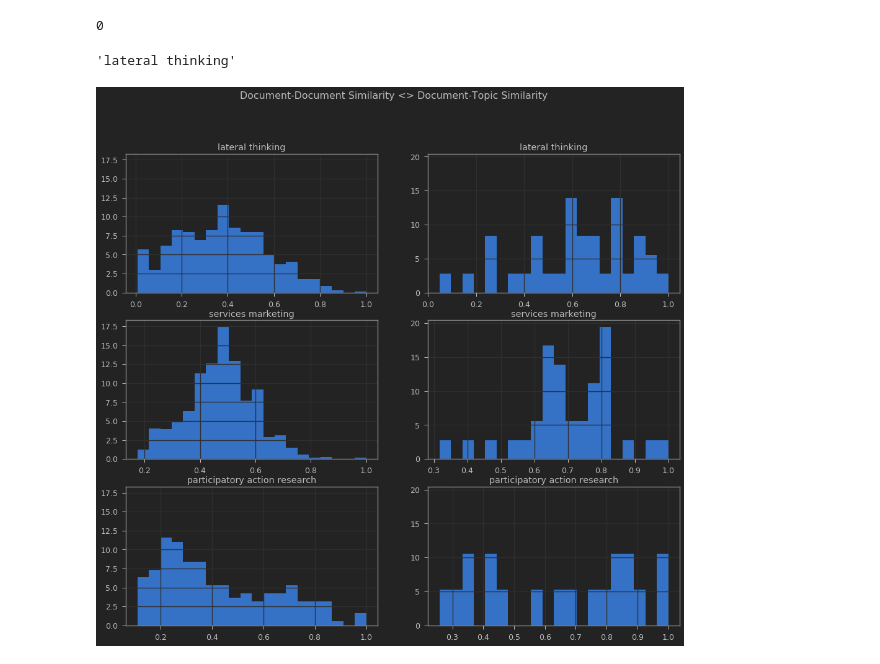
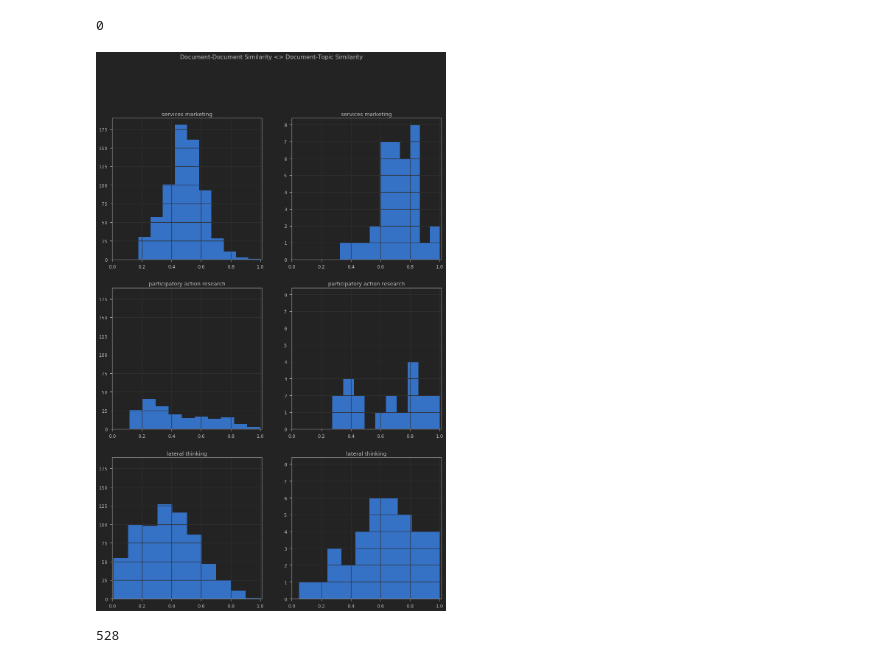
Before and after one commit to nicksettje/unique-search, a Jupyter notebook: backend.ipynb, the cells around one changed output. Saved outputs shown, nothing was run; the diff lists cells and outputs as text; code cells hidden in the pictures.

```diff
--- a/backend.ipynb
+++ b/backend.ipynb
@@ -296,0 +286,8 @@ full_results_df.head()
+# %%
+full_results_df = document_df.merge(
+    search_results, on='url', how='inner')
+full_results_df = full_results_df.drop_duplicates(['url', 'topic']).reset_index(drop=True)
+full_results_df['topic_list'] = full_results_df.apply(lambda x: list(full_results_df[
+    full_results_df['url'] == x['url']]['topic'].unique()), axis=1)
+#full_results_df = full_results_df[full_results_df['url'].isin(full_results_df['url'][full_results_df.duplicated('url')])]
+full_results_df.head()
@@ -349,10 +357,15 @@ def to_tokens(documents, index=None):
     for idx, document in enumerate(documents):
         try:
             document.decode()
+            chars = str(get_better_text(document).encode())
+            nchars = len(chars)
+            frac_foreign_chars = chars.count('\\x')/nchars
+            if frac_foreign_chars > 0.05:
+                continue
         except (AttributeError, UnicodeDecodeError):
             continue
         tokens = simple_preprocess(get_better_text(document))
         value = idx
         if index is not None:
             value = index[idx]
-        yield idx, doc2vec.TaggedDocument(tokens, [value]), tokens
+        yield idx, doc2vec.TaggedDocument(tokens, value), tokens
@@ -359,12 +377,15 @@ def to_tokens(documents, index=None):
 # %%
 n_train = 100
 documents = full_results_df['content'][:n_train]
-index = full_results_df['topic'][:n_train]
+index = full_results_df['topic_list'][:n_train]
 
 url_idx = []
 train = []
 test = []
-for url_idx_, train_, test_ in to_tokens(documents, index):
+for idx, val in enumerate(to_tokens(documents, index)):
+    url_idx_, train_, test_ = val
+    if idx % 50 == 0:
+        print(idx)
     url_idx.append(url_idx_)
     train.append(train_)
     test.append(test_)
@@ -428,33 +456,44 @@ for topic in inferred_vectors:
 import matplotlib.pyplot as plt
 from jupyterthemes import jtplot
 jtplot.style(theme='monokai', context='notebook', ticks=True, grid=False)
-# %%
-key_topic = list(similarities.keys())[0]
-key_topic
-# %% [output]
-'lateral thinking'
 # %%
 import numpy as np
 def max_hist(df, ax):
     df.hist(ax=ax, bins=20, weights=np.ones_like(df) * 100. / len(df))
 # %%
-fig, ax = plt.subplots(len(similarities), 2, figsize=(16, 14))
+n_rows = 3
+fig, ax = plt.subplots(n_rows, 2, figsize=(16, 24))
 max_ly = 1
 max_ry = 1
-for idx, topic in enumerate(similarities):
+for idx, topic in enumerate(reversed(sorted(list(similarities)))):
+    if idx > n_rows-1:
+        break
     left = ax[idx, 0]
     right = ax[idx, 1]
     left.title.set_text(topic)
     right.title.set_text(topic)
-    max_hist(similarities[topic], ax=left)
-    max_hist(topic_similarities[topic], ax=right)
+    #max_hist(similarities[topic], ax=left)
+    #max_hist(topic_similarities[topic], ax=right)
+    similarities[topic].hist(ax=left)
+    topic_similarities[topic].hist(ax=right)
     max_ly = max(max_ly, left.get_ylim()[1])
     max_ry = max(max_ry, right.get_ylim()[1])
+    left.set_xlim((0, 1.01))
+    right.set_xlim((0, 1.01))
+
 for idx, topic in enumerate(similarities):
+    if idx > n_rows-1:
+        break
     left = ax[idx, 0]
     right = ax[idx, 1]
     left.set_ylim((0, max_ly))
     right.set_ylim((0, max_ry))
+
 fig.suptitle('Document-Document Similarity <> Document-Topic Similarity');
+fig.savefig('similarity.png')
 # %% [output]
-[figure, old version]
+[figure, new version]
+# %%
+len(similarities['participatory action research'])
+# %% [output]
+528
```
Also changed, not shown: parts of 19 cells of this notebook.
